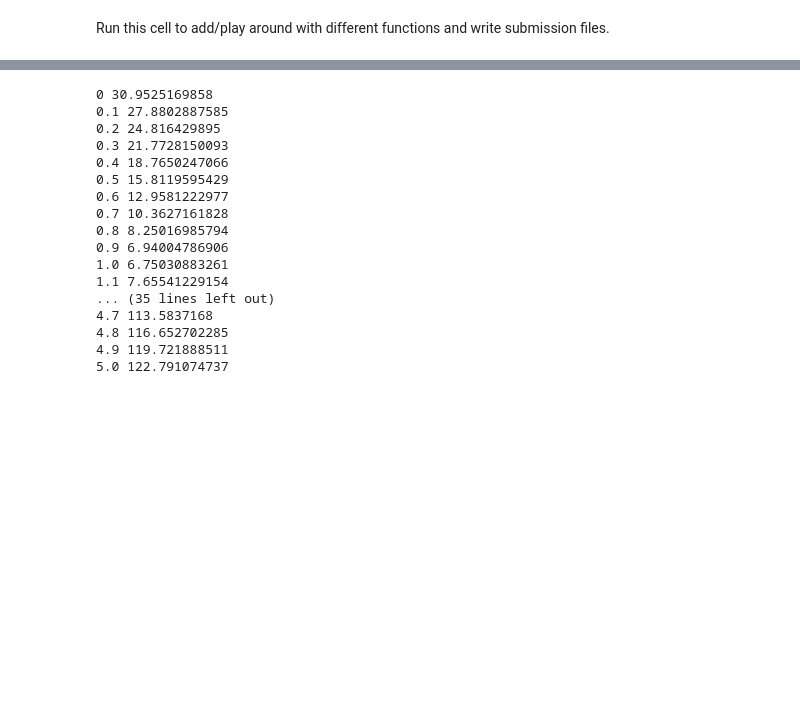
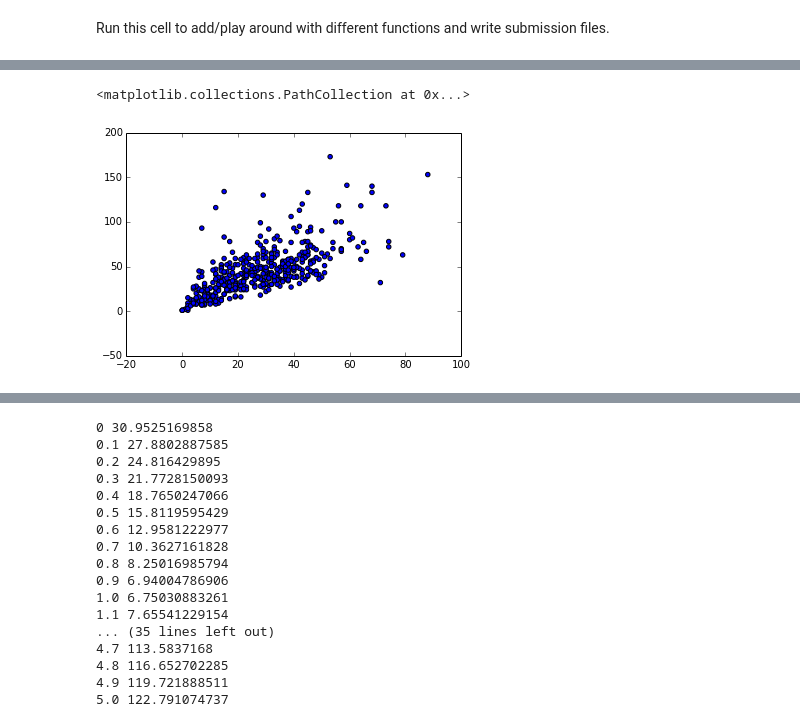
Before and after one commit to wpli/supervised-learning, a Jupyter notebook: notebooks/workbench.ipynb, the cells around one changed output, grey strips where cells are left out. Drawn from its saved outputs; the diff is of its cells as text; code cells hidden in the pictures; blank space fills up the shorter version.

```diff
--- a/notebooks/workbench.ipynb
+++ b/notebooks/workbench.ipynb
@@ -371,0 +455,9 @@ Wrote ../submissions/submission.1387771568.txt
+# %%
+nearby = []
+for v, y in zip( val_features, val_y ):
+    nearby.append( ( numpy.average( v[-10] ), y  ))
+
+scatter( [ v[-2] for v in val_features ], val_y )
+# %% [output]
+<matplotlib.collections.PathCollection at 0x...>
+[figure, added]
```
Also changed, not shown: parts of 8 cells of this notebook, 2 other files.
